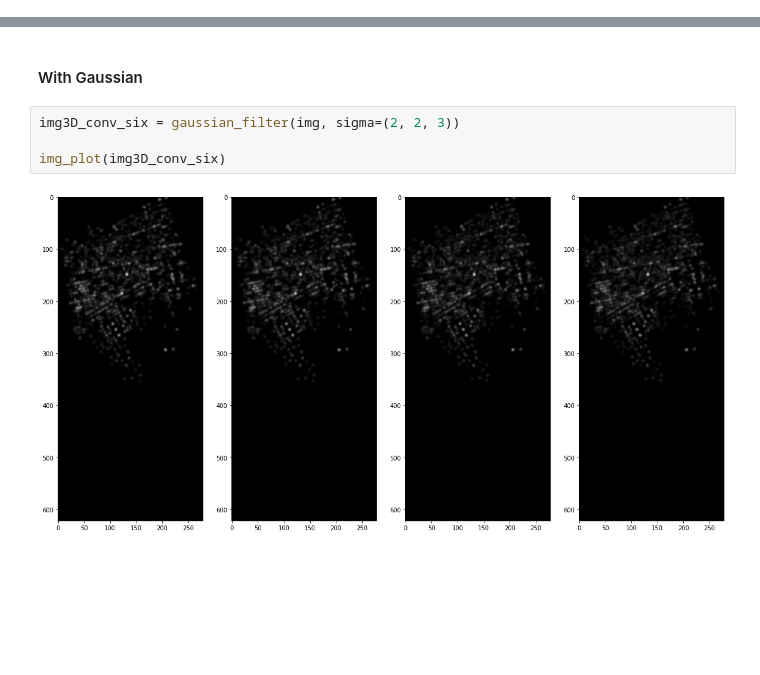
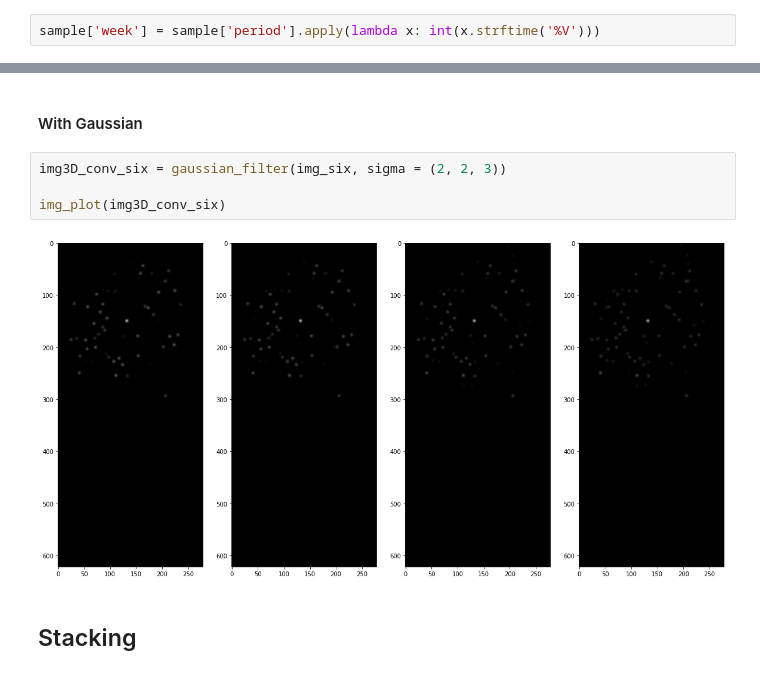
Before and after one commit to candiesforlife/minority_report, a Jupyter notebook: notebooks/Alice_Gaussian_Kernel_Test.ipynb, the cells around one changed output, grey strips where cells are left out. Saved outputs shown, nothing was run; the diff lists cells and outputs as text; blank space fills up the shorter version.

Commit message:
Stacking to Explore

```diff
--- a/notebooks/Alice_Gaussian_Kernel_Test.ipynb
+++ b/notebooks/Alice_Gaussian_Kernel_Test.ipynb
@@ -111,3 +142,5 @@ def from_meters_to_coords(lat_meters, lon_meters):
+# %%
+sample['week'] = sample['period'].apply(lambda x: int(x.strftime('%V')))
 # %% [markdown]
 ### Weekly
 # %% [markdown]
@@ -249,8 +278,10 @@ img_plot(img_six)
 # %% [markdown]
 #### With Gaussian
 # %%
-img3D_conv_six = gaussian_filter(img, sigma=(2, 2, 3))
+img3D_conv_six = gaussian_filter(img_six, sigma = (2, 2, 3))
 
 img_plot(img3D_conv_six)
 # %% [output]
-[figure, old version]
+[figure, new version]
+# %% [markdown]
+## Stacking
```
Also changed, not shown: parts of 9 cells of this notebook.
